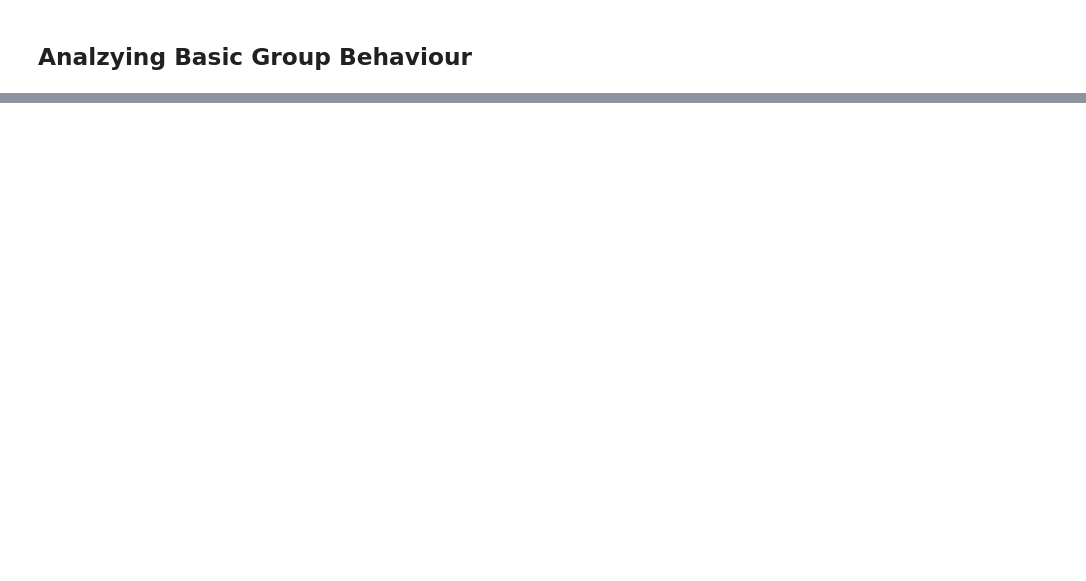
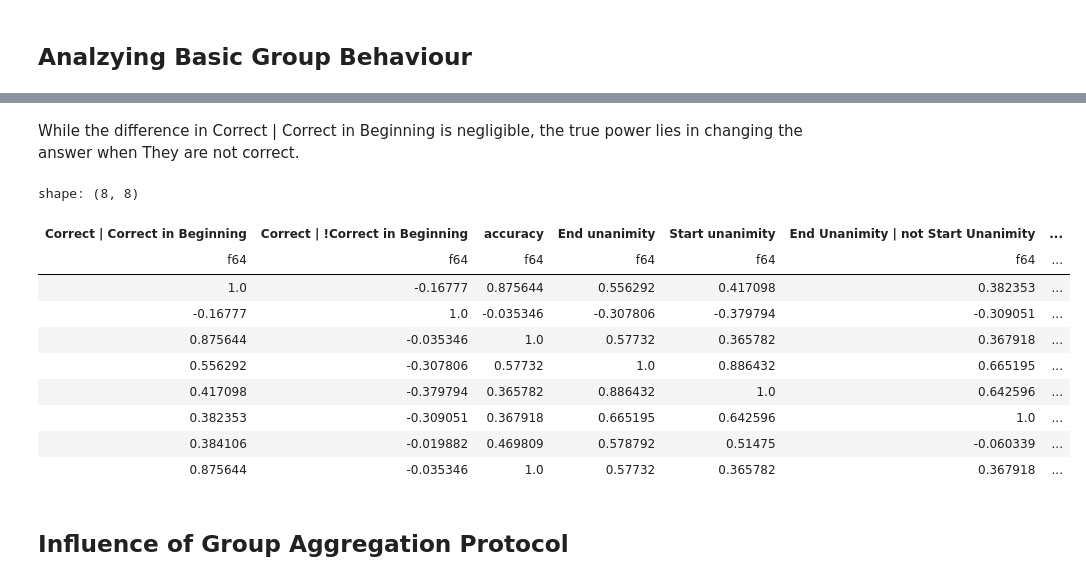
Before and after one commit to XfensorX/Beyond-Multi-Agent-Debate, a Jupyter notebook: notebooks/reporting/heterogenous_comparison.ipynb, the cells around one changed output, grey strips where cells are left out. Cells and saved outputs as stored; diff of their text form; code cells hidden in the pictures; blank space fills up the shorter version.

```diff
--- a/notebooks/reporting/heterogenous_comparison.ipynb
+++ b/notebooks/reporting/heterogenous_comparison.ipynb
@@ -188,0 +535,25 @@ shape: (1_900, 2)
+# %%
+correctness_influence = (
+    mad_analysis.with_columns(
+        correct_before=comparer(
+            pl.col(AnalysisColumn.parsed_combined_answers_before.value),
+            pl.col("answer_string"),
+        )
+    )
+    .group_by("group_constellation")
+    .agg(
+        pl.when(pl.col("correct_before"))
+        .then(pl.col("is_correct"))
+        .otherwise(None)
+        .mean()
+        .alias("Correct | Correct in Beginning"),
+        pl.when(pl.col("correct_before"))
+        .then(None)
+        .otherwise(pl.col("is_correct"))
+        .mean()
+        .alias("Correct | !Correct in Beginning"),
+        accuracy=pl.col("is_correct").mean(),
+    )
+)
+
+correctness_influence
@@ -188,0 +575,24 @@ shape: (1_900, 2)
+# %% [markdown]
+While the difference in Correct | Correct in Beginning is negligible, the true power lies in changing the answer when They are not correct.
+# %%
+(
+    correctness_influence.join(unanimity, how="left", on="group_constellation")
+    .filter(pl.col("group_constellation").str.len_chars() > 1)
+    .select(pl.exclude("group_constellation"))
+    .with_columns(pl.all().rank())
+    .corr()
+)
+# %% [output]
+shape: (8, 8)
+| Correct | Correct in Beginning | Correct | !Correct in Beginning | accuracy | End unanimity | Start unanimity | End Unanimity | not Start Unanimity | ... |
+| f64 | f64 | f64 | f64 | f64 | f64 | ... |
+| 1.0 | -0.16777 | 0.875644 | 0.556292 | 0.417098 | 0.382353 | ... |
+| -0.16777 | 1.0 | -0.035346 | -0.307806 | -0.379794 | -0.309051 | ... |
+| 0.875644 | -0.035346 | 1.0 | 0.57732 | 0.365782 | 0.367918 | ... |
+| 0.556292 | -0.307806 | 0.57732 | 1.0 | 0.886432 | 0.665195 | ... |
+| 0.417098 | -0.379794 | 0.365782 | 0.886432 | 1.0 | 0.642596 | ... |
+| 0.382353 | -0.309051 | 0.367918 | 0.665195 | 0.642596 | 1.0 | ... |
+| 0.384106 | -0.019882 | 0.469809 | 0.578792 | 0.51475 | -0.060339 | ... |
+| 0.875644 | -0.035346 | 1.0 | 0.57732 | 0.365782 | 0.367918 | ... |
+# %% [markdown]
+## Influence of Group Aggregation Protocol
```
Also changed, not shown: parts of 48 cells of this notebook.
